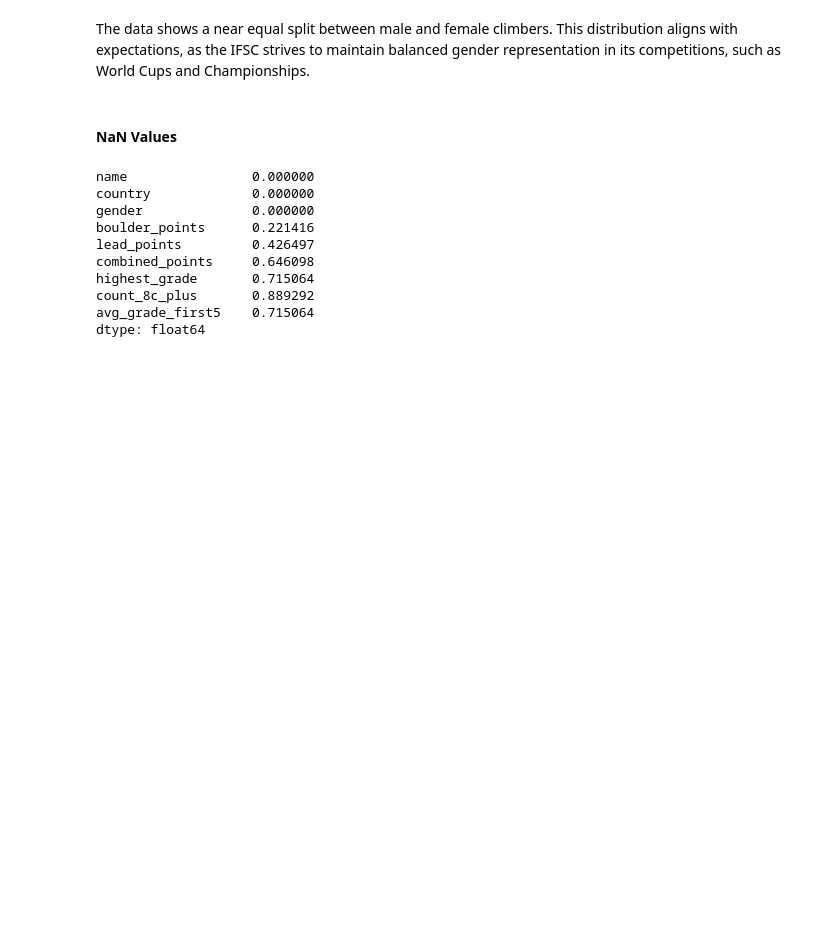
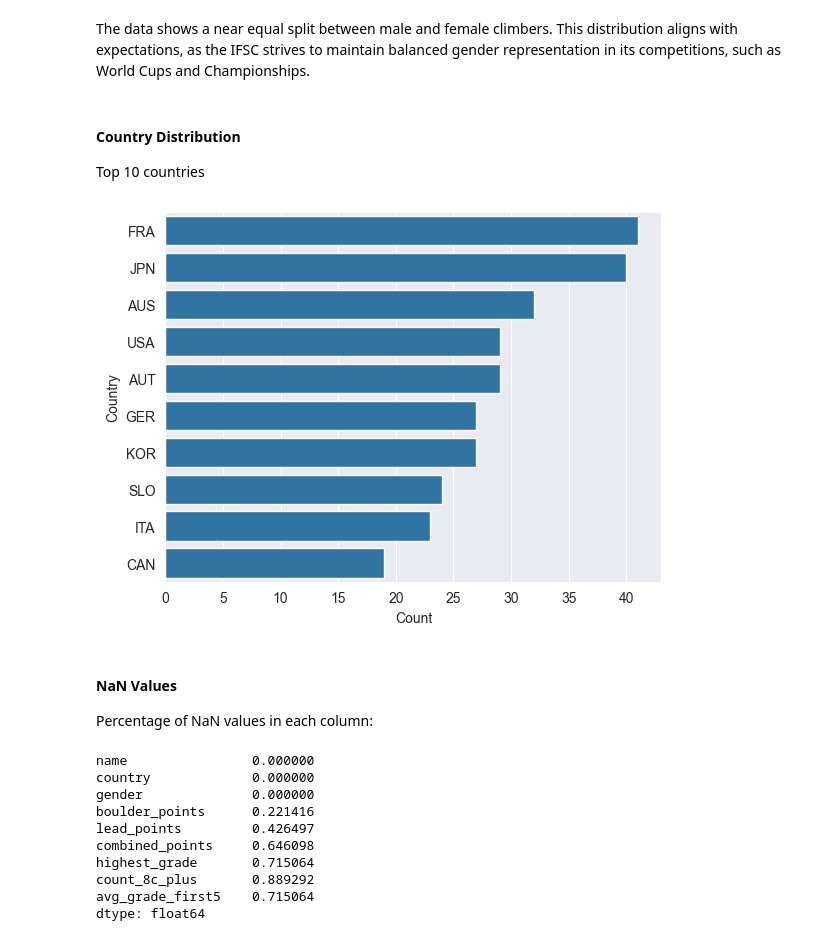
Before and after one commit to ssinix/crag-to-competition, a Jupyter notebook: 02_data_analysis/2.1_EDA.ipynb, the cells around one changed output. Drawn from its saved outputs; the diff is of its cells as text; code cells hidden in the pictures; blank space fills up the shorter version.

```diff
--- a/02_data_analysis/2.1_EDA.ipynb
+++ b/02_data_analysis/2.1_EDA.ipynb
@@ -90,8 +90,20 @@ Male: 294 climbers (53.36%)
 Female: 257 climbers (46.64%)
 # %% [markdown]
 The data shows a near equal split between male and female climbers. This distribution aligns with expectations, as the IFSC strives to maintain balanced gender representation in its competitions, such as World Cups and Championships.
+# %% [markdown]
+#### Country Distribution
+Top 10 countries
+# %%
+top_countries = df['country'].value_counts().head(10)
+sns.barplot(x=top_countries.values, y=top_countries.index)
+plt.xlabel('Count')
+plt.ylabel('Country')
+plt.show()
+# %% [output]
+[figure, added]
 # %% [markdown]
 #### NaN Values
+Percentage of NaN values in each column:
 # %%
 df.isnull().sum() / df.shape[0]
 # %% [output]
```
Also changed, not shown: parts of 26 cells of this notebook.
